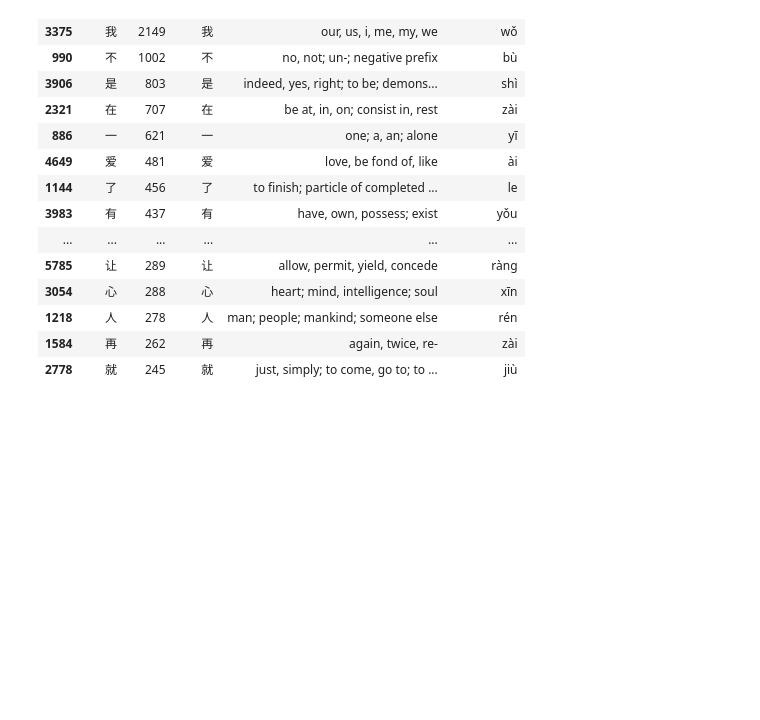
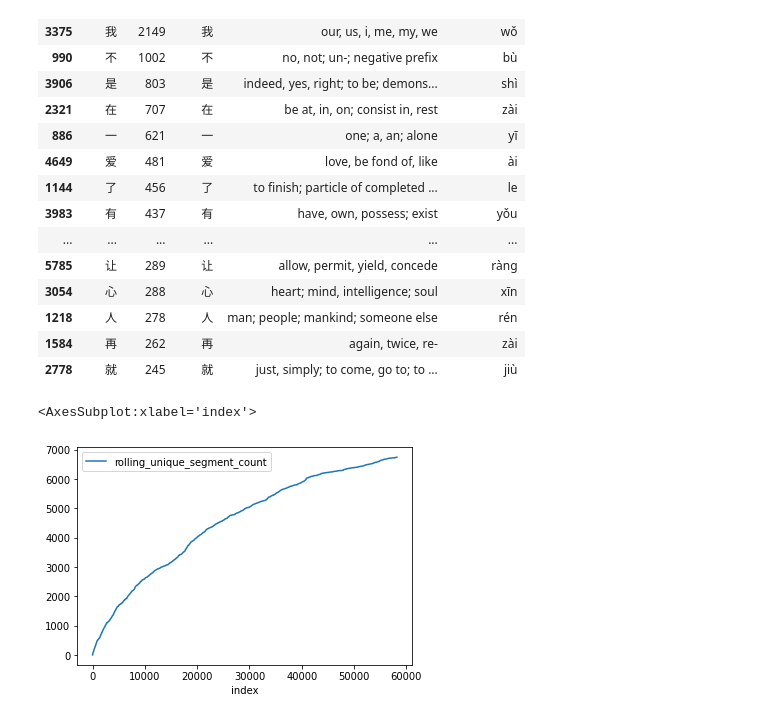
Before and after one commit to ptrstn/technikum-big-data, a Jupyter notebook: notebooks/music_segmentation.ipynb, the cells around one changed output. Cells and saved outputs as stored; diff of their text form; code cells hidden in the pictures; blank space fills up the shorter version.

```diff
--- a/notebooks/music_segmentation.ipynb
+++ b/notebooks/music_segmentation.ipynb
@@ -189,3 +189,11 @@ Merging Unihan with HSK dataframe...
 | 1218 | 人 | 278 | 人 | man; people; mankind; someone else | rén |
 | 1584 | 再 | 262 | 再 | again, twice, re- | zài |
 | 2778 | 就 | 245 | 就 | just, simply; to come, go to; to ... | jiù |
+# %%
+from bigchina.analyzer import rolling_unique_count
+
+music = rolling_unique_count(music, "segment")
+music.reset_index().plot(x='index', y='rolling_unique_segment_count')
+# %% [output]
+<AxesSubplot:xlabel='index'>
+[figure, added]
```
Also changed, not shown: parts of 1 cell of this notebook, 3 other files.
